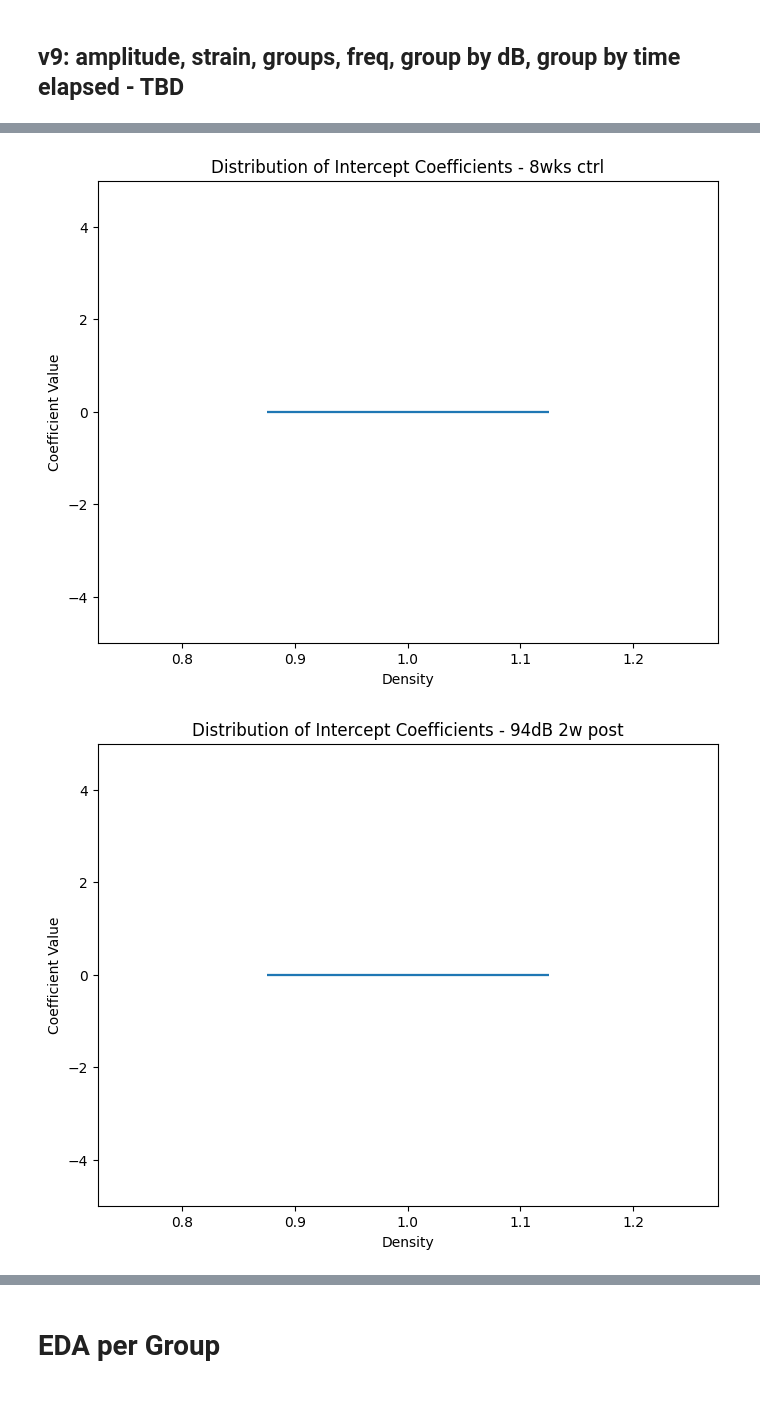
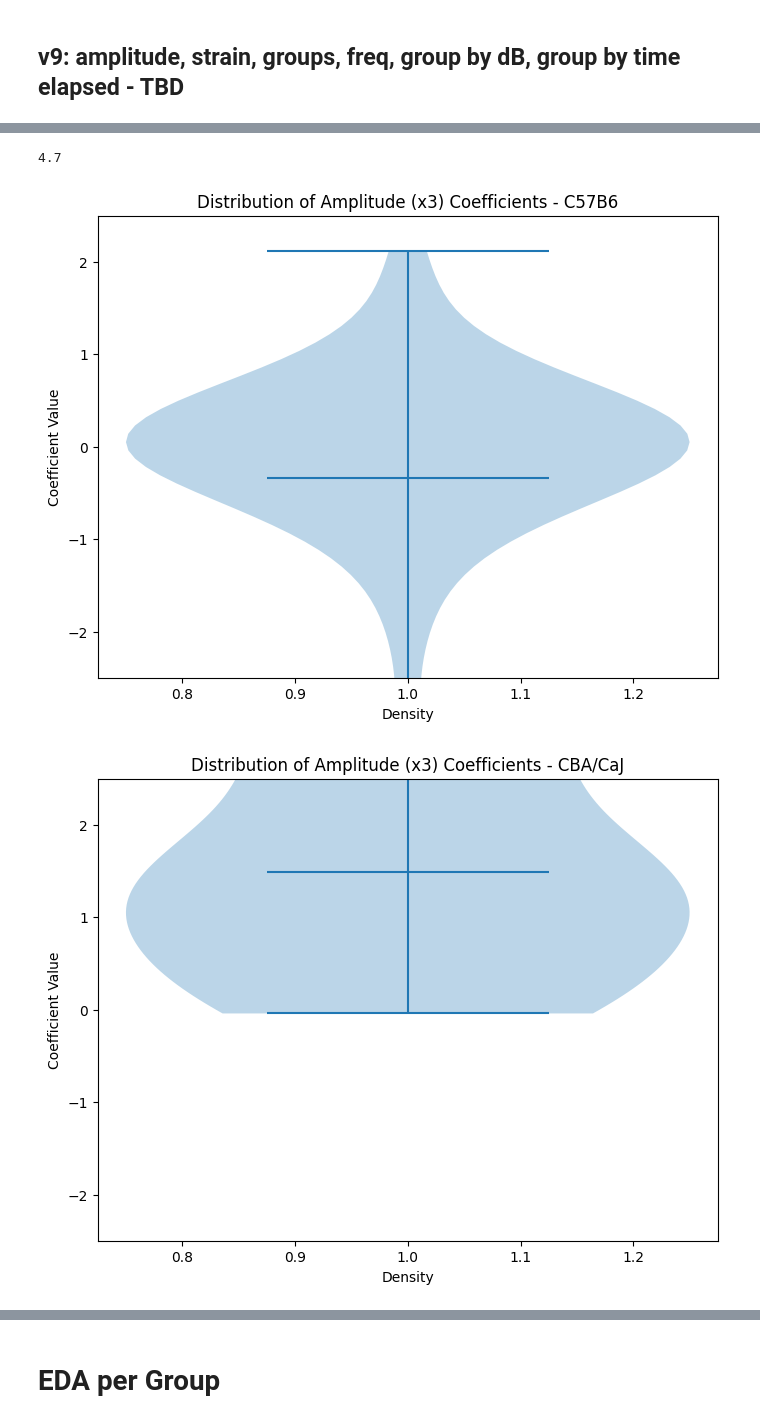
Before and after one commit to lashebir/synapsemodel, a Jupyter notebook: TTbySubject.ipynb, the cells around one changed output, grey strips where cells are left out. Drawn from its saved outputs; the diff is of its cells as text; code cells hidden in the pictures.

Commit message:
Rescaled freq, latest coefs

```diff
--- a/TTbySubject.ipynb
+++ b/TTbySubject.ipynb
@@ -2836,7 +2828,7 @@ for trees in trees_options:
 
                 # Set up preprocessor
                 preprocessor = ColumnTransformer([
-                    ('num_scaler', MinMaxScaler(), ['Freq(Hz) (x1)', 'Amplitude (x3)', 'Group - dB (x6)', 'Group - Hours Elapsed (x7)']),
+                    ('num_scaler', MinMaxScaler(), ['Freq(Hz) (x1)', 'Amplitude (x3)', 'Group - dB (x6)', 'Group - H Elapsed (x7)']),
                     ('cat', OneHotEncoder(drop='first', sparse_output=False), ['Strain (x5)'])
                 ])
 
@@ -6347,9 +6339,9 @@ class BayesianProfile_v9:
         """
         Initialize scalers with training data
         """
-        if 'Freq(Hz) (x1)' in data.columns and 'Amplitude (x3)' in data.columns and 'Group - dB (x6)' in data.columns and 'Group - Hours Elapsed (x7)' in data.columns and 'Synapses to IHC (y1)' in data.columns:
+        if 'Freq(kHz) (x1)' in data.columns and 'Amplitude (x3)' in data.columns and 'Group - dB (x6)' in data.columns and 'Group - Hours Elapsed (x7)' in data.columns and 'Synapses to IHC (y1)' in data.columns:
             # Fit scalers to all training data once
-            self.x1_scaler.fit(data['Freq(Hz) (x1)'].values.reshape(-1,1))
+            self.x1_scaler.fit(data['Freq(kHz) (x1)'].values.reshape(-1,1))
             self.x3_scaler.fit(data['Amplitude (x3)'].values.reshape(-1, 1))
             self.x6_scaler.fit(data['Group - dB (x6)'].values.reshape(-1, 1))
             self.x7_scaler.fit(data['Group - Hours Elapsed (x7)'].values.reshape(-1, 1))
@@ -6505,7 +6497,7 @@ class BayesianProfile_v9:
 
         # Numerical stability in matrix inversion
         try:
-            # Add small regularization for numerical stability
+            # regularization for numerical stability
             K = self.cov_y1 @ X.T @ np.linalg.inv(X @ self.cov_y1 @ X.T + noise_var + 1e-8 * np.eye(X.shape[0]))
 
             innovation = y1 - float(X @ self.mean_y1)
@@ -6820,7 +6812,7 @@ y1_test9 = final_clean_strained_grouped_pos_cleangroup_vs_timed.loc[test_mask, '
 # Because it doesn't make sense to have TT by subject for this given one model is specific to a subject...
 
 groups = np.unique(final_clean_strained_grouped_pos_cleangroup_vs_timed['Group'])
-sorted_freqs = sorted(np.unique(final_clean_strained_grouped_pos_cleangroup_vs_timed['Freq(Hz) (x1)']))
+sorted_freqs = sorted(np.unique(final_clean_strained_grouped_pos_cleangroup_vs_timed['Freq(kHz) (x1)']))
 
 freq_groups = {}
 for i, freq in enumerate(sorted_freqs):
@@ -6856,13 +6848,13 @@ test_indices = []
 
 for group in np.unique(final_clean_strained_grouped_pos_cleangroup_vs_timed['Group']):
     group_recs = final_clean_strained_grouped_pos_cleangroup_vs_timed[final_clean_strained_grouped_pos_cleangroup_vs_timed['Group'] == group]
-    train_group_indices = group_recs[group_recs['Freq(Hz) (x1)'].isin(train_freqs)].index.tolist()
-    test_group_indices = group_recs[group_recs['Freq(Hz) (x1)'].isin(test_freqs)].index.tolist()
+    train_group_indices = group_recs[group_recs['Freq(kHz) (x1)'].isin(train_freqs)].index.tolist()
+    test_group_indices = group_recs[group_recs['Freq(kHz) (x1)'].isin(test_freqs)].index.tolist()
 
     test_indices.extend(test_group_indices)
     train_indices.extend(train_group_indices)
 
-predictors = ['Subject', 'Freq(Hz) (x1)', 'Level(dB) (x2)', 'Amplitude (x3)', 'vx (x4)', 'Strain (x5)', 'Group - dB (x6)','Group - Hours Elapsed (x7)', 'Group']
+predictors = ['Subject', 'Freq(kHz) (x1)', 'Level(dB) (x2)', 'Amplitude (x3)', 'vx (x4)', 'Strain (x5)', 'Group - dB (x6)','Group - Hours Elapsed (x7)', 'Group']
 X_train9_5 = final_clean_strained_grouped_pos_cleangroup_vs_timed.loc[train_indices, predictors]
 X_test9_5 = final_clean_strained_grouped_pos_cleangroup_vs_timed.loc[test_indices, predictors]
 y1_train9_5 = final_clean_strained_grouped_pos_cleangroup_vs_timed.loc[train_indices, 'Synapses to IHC (y1)']
@@ -7603,6 +7574,7 @@ amps_coefs = []
 strains_coefs = []
 exps_coefs = []
 hours_coefs = []
+subs = []
 
 for sub in subjects_profiles_CVsplit_v9:
     int = subjects_profiles_CVsplit_v9[sub].mean_y1[0]
@@ -7612,6 +7584,7 @@ for sub in subjects_profiles_CVsplit_v9:
     exp_coef = subjects_profiles_CVsplit_v9[sub].mean_y1[4]
     hours_coef = subjects_profiles_CVsplit_v9[sub].mean_y1[5]
 
+    subs.append(sub)
     int_coefs.append(int)
     freqs_coefs.append(freq_coef)
     amps_coefs.append(amp_coef)
@@ -7627,6 +7600,6 @@ for sub in subjects_profiles_CVsplit_v9:
         if sub in subjects_by_strain[strain]:
             strain_group.append(strain)
 
-coefficients_by_group_strain = pd.DataFrame(data = {'Group': exp_group, 'Strain' : strain_group, 'Intercept': int_coefs, 'Frequency (x1)': freqs_coefs, 'Amplitude (x3)': amps_coefs, 'Strain (x5)': strains_coefs, 'Exposure (x6)': exps_coefs, 'Hours Post-Exposure (x7)': hours_coefs})
+coefficients_by_group_strain = pd.DataFrame(data = {'Subject' : subs, 'Group': exp_group, 'Strain' : strain_group, 'Intercept': int_coefs, 'Freq(kHz) (x1)': freqs_coefs, 'Amplitude (x3)': amps_coefs, 'Strain (x5)': strains_coefs, 'Group - dB (x6)': exps_coefs, 'Group - Hours Elapsed (x7)': hours_coefs})
 coefficients_by_group_strain[coefficients_by_group_strain['Group'] == '6wks ctrl']
 # %% [output]
@@ -7646,14 +7775,18 @@ coefficients_by_group_strain[coefficients_by_group_strain['Group'] == '6wks ctrl
+# %%
+final_clean_strained_grouped_pos_cleangroup_vs_timed[final_clean_strained_grouped_pos_cleangroup_vs_timed['Group'].str.contains('94dB 0h post')]['Synapses to IHC (y1)'].min()
+# %% [output]
+4.7
 # %%
 # Create a violin plot for coefficients PER GROUP
-feature = 'Intercept'
-for group in coefficients_by_group_strain['Group'].unique():
+feature = 'Amplitude (x3)'
+for strain in coefficients_by_group_strain['Strain'].unique():
     plt.figure(figsize=(8,6))
-    plt.violinplot(coefficients_by_group_strain[coefficients_by_group_strain['Group'] == group][feature], showmeans=True, showmedians=False)
-    plt.title(f'Distribution of {feature} Coefficients - {group}')
+    plt.violinplot(coefficients_by_group_strain[coefficients_by_group_strain['Strain'] == strain][feature], showmeans=True, showmedians=False)
+    plt.title(f'Distribution of {feature} Coefficients - {strain}')
     plt.ylabel('Coefficient Value')
     plt.xlabel('Density')
-    plt.ylim(-5,5)
+    plt.ylim(-2.5,2.5)
     plt.show()
 # %% [output]
-[figure, old version]
+[figure, new version]
-[figure, old version]
+[figure, new version]
```
Also changed, not shown: parts of 33 cells of this notebook.
